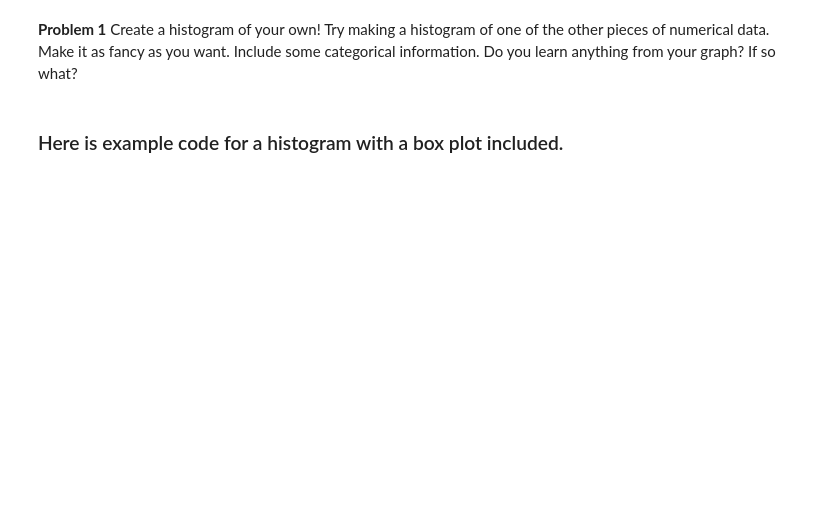
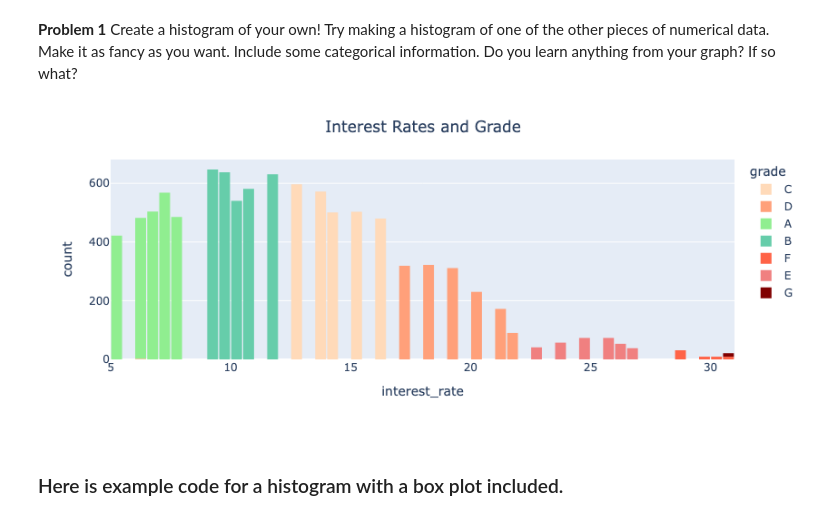
Before and after one commit to sophiamagcale/Day4, a Jupyter notebook: Day4-HW.ipynb, the cells around one changed output. Drawn from its saved outputs; the diff is of its cells as text; code cells hidden in the pictures; blank space fills up the shorter version.

```diff
--- a/Day4-HW.ipynb
+++ b/Day4-HW.ipynb
@@ -111,6 +129,23 @@ fig.show()
 **Problem 1** Create a histogram of your own! Try making a histogram of one of the other pieces of numerical data. Make it as fancy as you want. Include some categorical information. Do you learn anything from your graph? If so what?
 # %%
 # Your code here
+fig = px.histogram(DF,
+                   x = 'interest_rate',
+                  nbins =100,
+                  color='grade',
+                  color_discrete_map={'A':'lightgreen',
+                                      'B':'mediumaquamarine',
+                                      'C':'peachpuff',
+                                      'D':'lightsalmon',
+                                      'E':'lightcoral',
+                                      'F':'tomato',
+                                      'G':'maroon'})
+fig.update_layout(bargap=0.1,
+                  title='Interest Rates and Grade',
+                  title_x=0.5)
+fig.show ()
+# %% [output]
+[figure, added]
 # %% [markdown]
 ### Here is example code for a histogram with a box plot included.
 # %%
```
Also changed, not shown: parts of 9 cells of this notebook.
